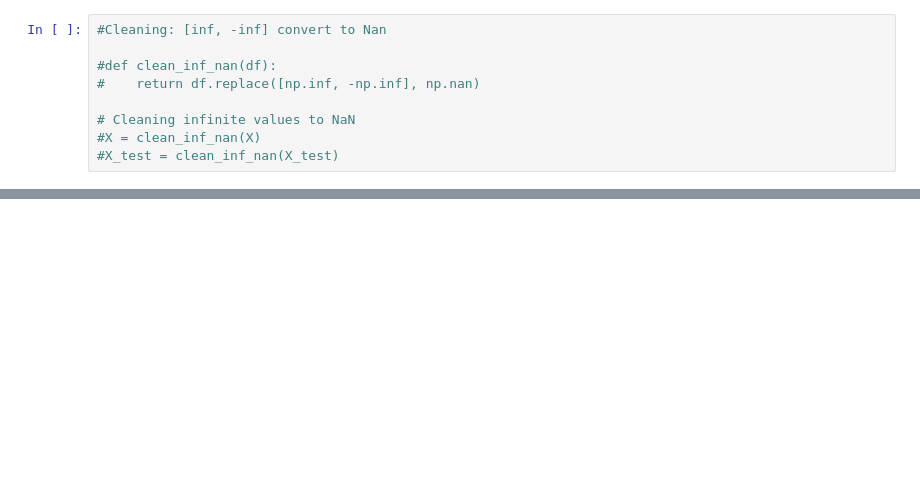
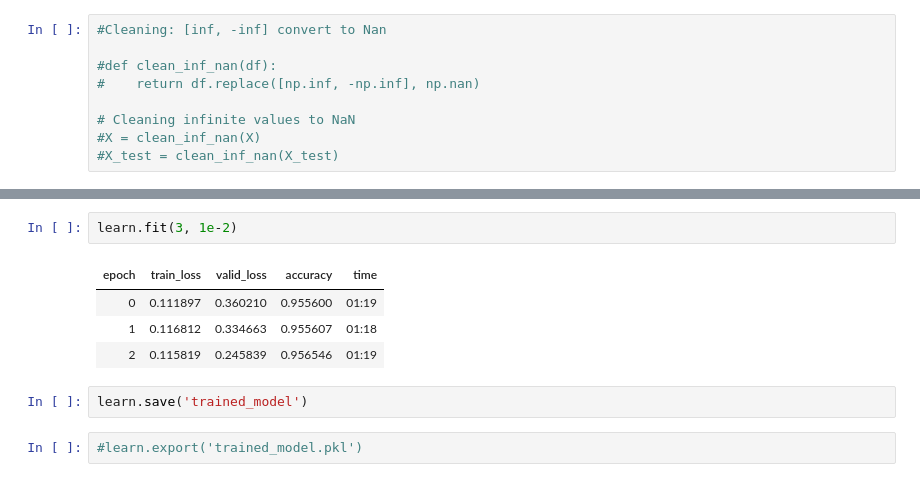
Before and after one commit to Nabuz/TVML, a Jupyter notebook: lez4/Fraud_Detection.ipynb, the cells around one changed output, grey strips where cells are left out. Drawn from its saved outputs; the diff is of its cells as text; blank space fills up the shorter version.

```diff
--- a/lez4/Fraud_Detection.ipynb
+++ b/lez4/Fraud_Detection.ipynb
@@ -612,0 +834,11 @@ KeyboardInterrupt: ignored
+# %%
+learn.fit(3, 1e-2)
+# %% [output]
+| epoch | train_loss | valid_loss | accuracy | time |
+| 0 | 0.111897 | 0.360210 | 0.955600 | 01:19 |
+| 1 | 0.116812 | 0.334663 | 0.955607 | 01:18 |
+| 2 | 0.115819 | 0.245839 | 0.956546 | 01:19 |
+# %%
+learn.save('trained_model')
+# %%
+#learn.export('trained_model.pkl')
```
Also changed, not shown: parts of 68 cells of this notebook.
